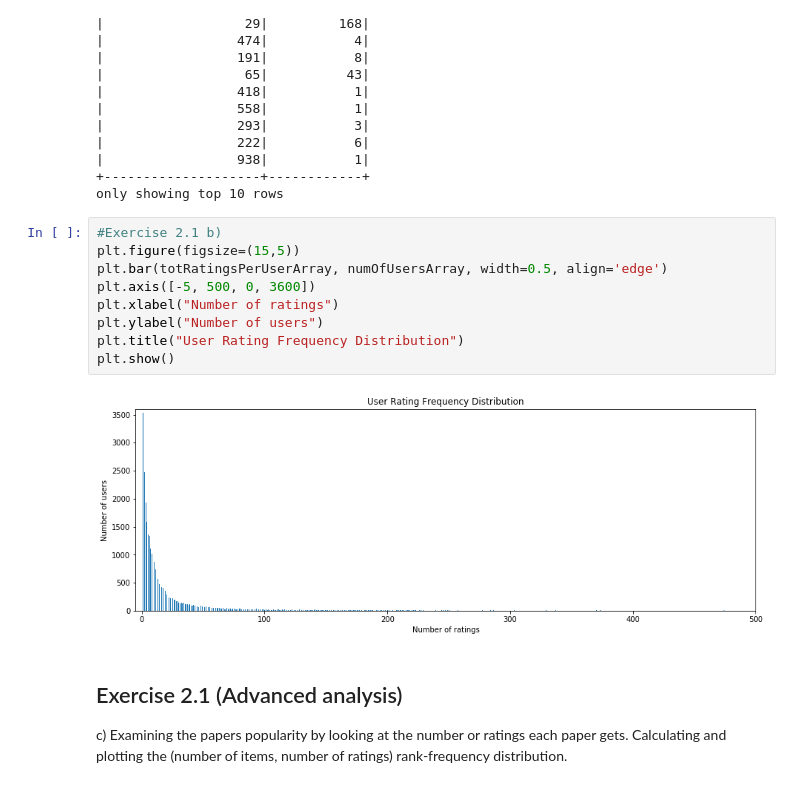
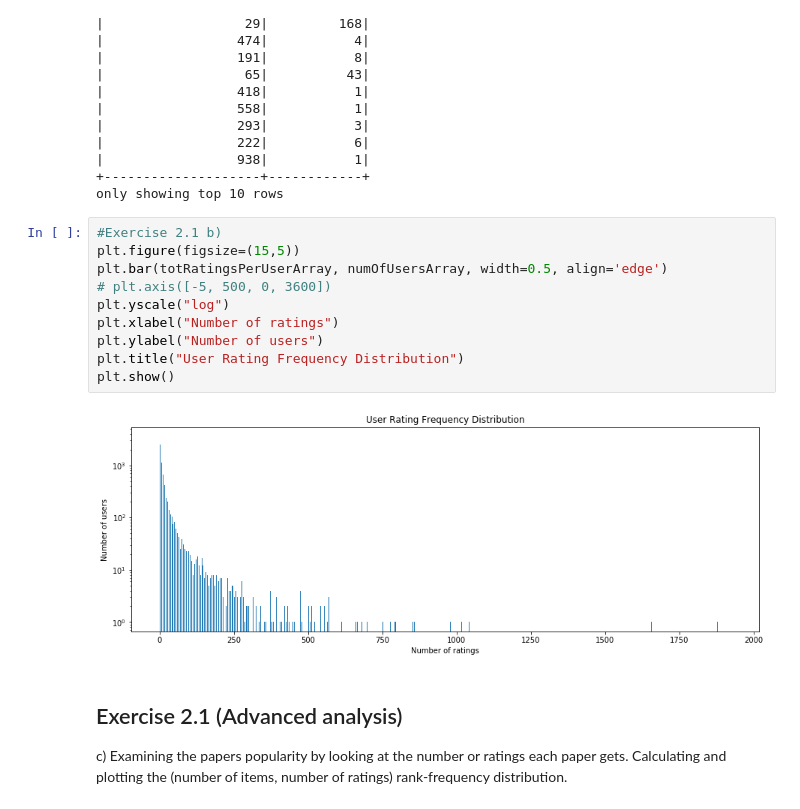
Before and after one commit to angellandros/sparkle, a Jupyter notebook: sheet2/Experiment2-arabi-ramful.ipynb, the cells around one changed output. Drawn from its saved outputs; the diff is of its cells as text.

```diff
--- a/sheet2/Experiment2-arabi-ramful.ipynb
+++ b/sheet2/Experiment2-arabi-ramful.ipynb
@@ -100,14 +100,15 @@ only showing top 10 rows
 # %%
 #Exercise 2.1 b)
 plt.figure(figsize=(15,5))
 plt.bar(totRatingsPerUserArray, numOfUsersArray, width=0.5, align='edge')
-plt.axis([-5, 500, 0, 3600])
+# plt.axis([-5, 500, 0, 3600])
+plt.yscale("log")
 plt.xlabel("Number of ratings")
 plt.ylabel("Number of users")
 plt.title("User Rating Frequency Distribution")
 plt.show()
 # %% [output]
-[figure, old version]
+[figure, new version]
 # %% [markdown]
 ## Exercise 2.1 (Advanced analysis)
 
```
Also changed, not shown: parts of 21 cells of this notebook.
